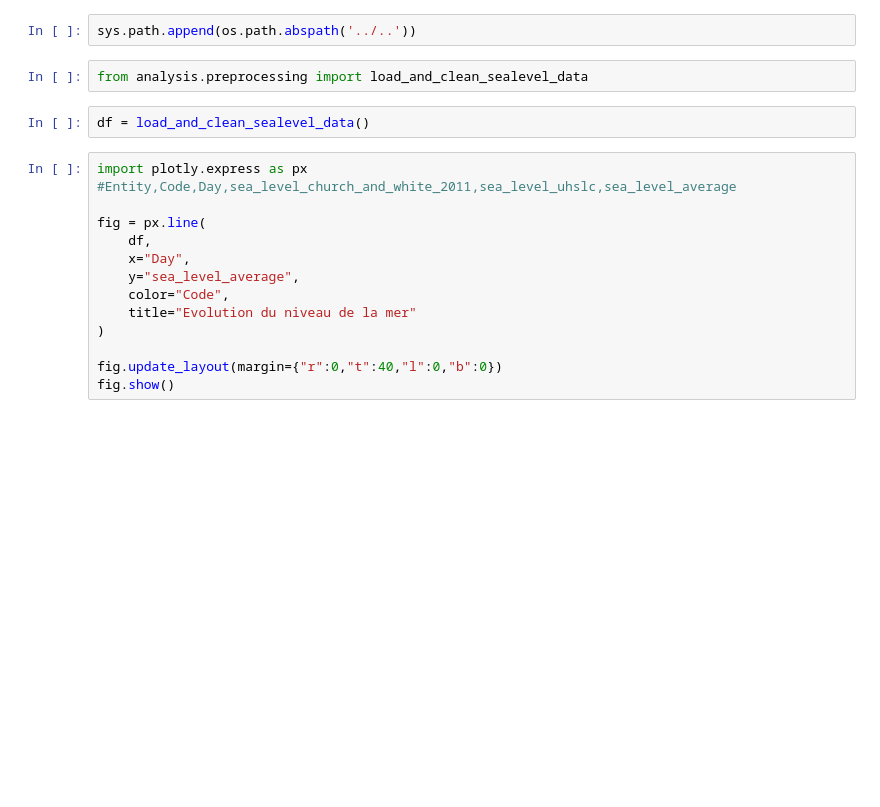
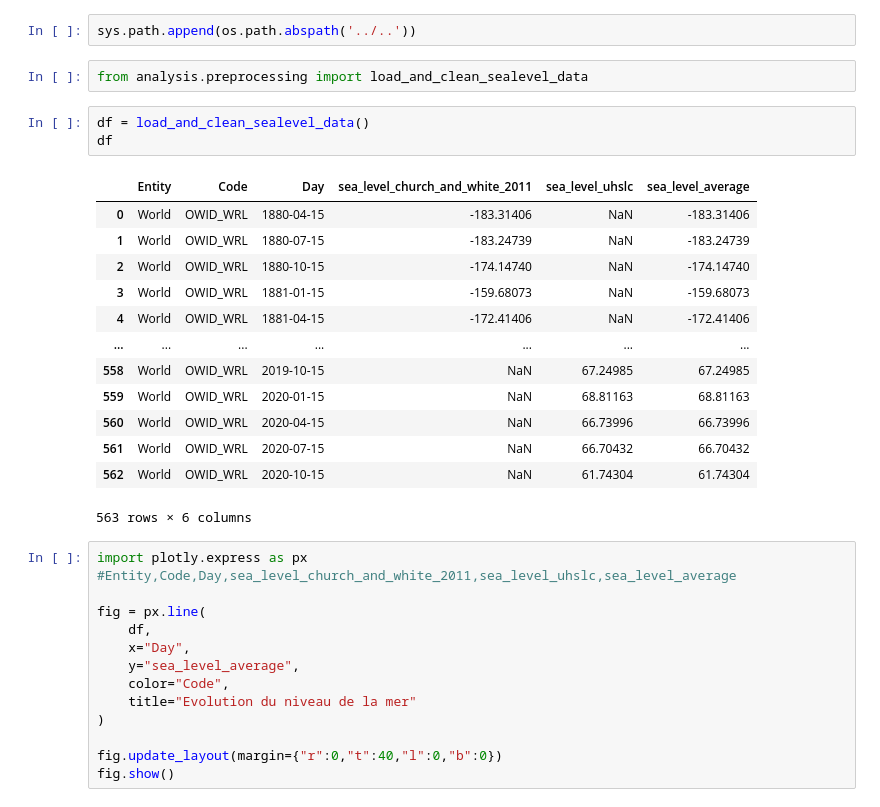
Before and after one commit to Juliendnte/OceanState_Analysis, a Jupyter notebook: oceanstate_analysis/notebooks/exploratory/sealevel.ipynb, the cells around one changed output. Saved outputs shown, nothing was run; the diff lists cells and outputs as text; blank space fills up the shorter version.

```diff
--- a/oceanstate_analysis/notebooks/exploratory/sealevel.ipynb
+++ b/oceanstate_analysis/notebooks/exploratory/sealevel.ipynb
@@ -8,6 +8,21 @@ sys.path.append(os.path.abspath('../..'))
 from analysis.preprocessing import load_and_clean_sealevel_data
 # %%
 df = load_and_clean_sealevel_data()
+df
+# %% [output]
+|  | Entity | Code | Day | sea_level_church_and_white_2011 | sea_level_uhslc | sea_level_average |
+| 0 | World | OWID_WRL | 1880-04-15 | -183.31406 | NaN | -183.31406 |
+| 1 | World | OWID_WRL | 1880-07-15 | -183.24739 | NaN | -183.24739 |
+| 2 | World | OWID_WRL | 1880-10-15 | -174.14740 | NaN | -174.14740 |
+| 3 | World | OWID_WRL | 1881-01-15 | -159.68073 | NaN | -159.68073 |
+| 4 | World | OWID_WRL | 1881-04-15 | -172.41406 | NaN | -172.41406 |
+| ... | ... | ... | ... | ... | ... | ... |
+| 558 | World | OWID_WRL | 2019-10-15 | NaN | 67.24985 | 67.24985 |
+| 559 | World | OWID_WRL | 2020-01-15 | NaN | 68.81163 | 68.81163 |
+| 560 | World | OWID_WRL | 2020-04-15 | NaN | 66.73996 | 66.73996 |
+| 561 | World | OWID_WRL | 2020-07-15 | NaN | 66.70432 | 66.70432 |
+| 562 | World | OWID_WRL | 2020-10-15 | NaN | 61.74304 | 61.74304 |
+563 rows × 6 columns
 # %%
 import plotly.express as px
 #Entity,Code,Day,sea_level_church_and_white_2011,sea_level_uhslc,sea_level_average
```
Also changed, not shown: 7 other files.
